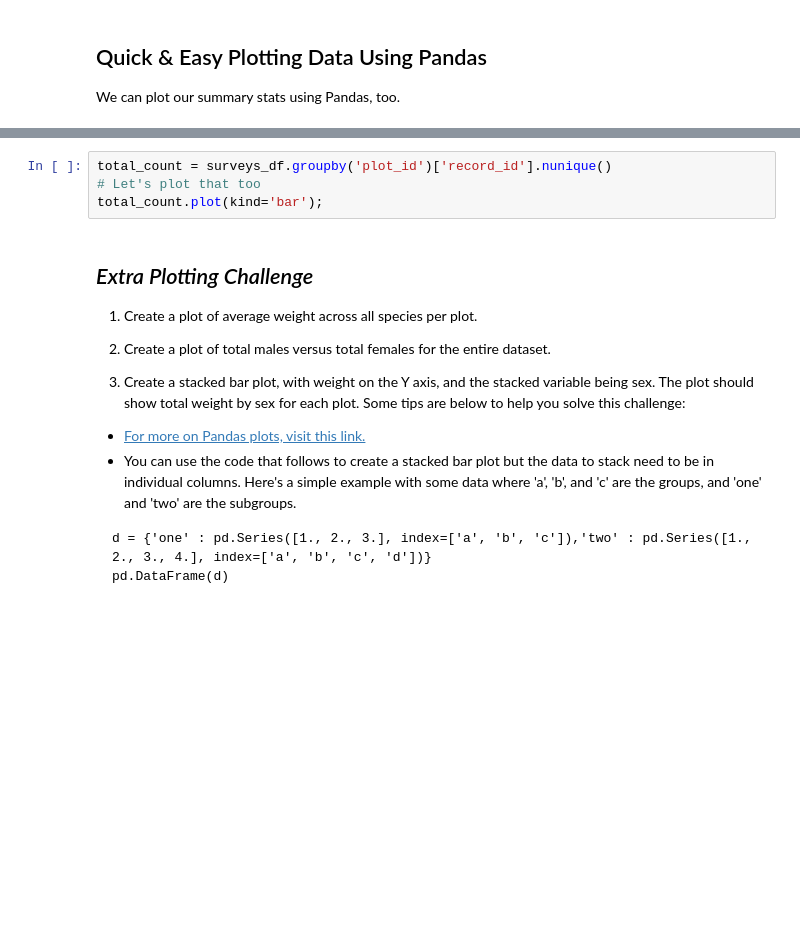
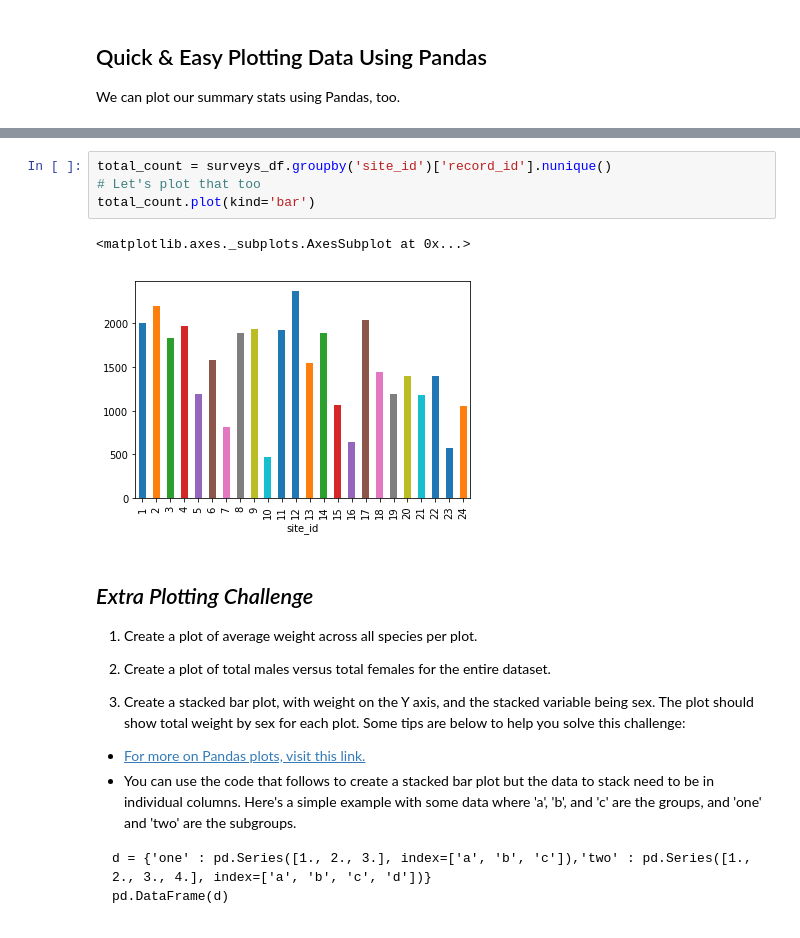
Before and after one commit to MonashDataFluency/python-workshop-base, a Jupyter notebook: workshops/docs/modules/notebooks/working_with_data.ipynb, the cells around one changed output, grey strips where cells are left out. Saved outputs shown, nothing was run; the diff lists cells and outputs as text; blank space fills up the shorter version.

Commit message:
Jupyterize working_with_data, fix references to plot_id, external images replaced with generated plots.

```diff
--- a/workshops/docs/modules/notebooks/working_with_data.ipynb
+++ b/workshops/docs/modules/notebooks/working_with_data.ipynb
@@ -485,9 +459,12 @@ Weight by species plot
 
 We can also look at how many animals were captured in each plot:
 # %%
-total_count = surveys_df.groupby('plot_id')['record_id'].nunique()
+total_count = surveys_df.groupby('site_id')['record_id'].nunique()
 # Let's plot that too
-total_count.plot(kind='bar');
+total_count.plot(kind='bar')
+# %% [output]
+<matplotlib.axes._subplots.AxesSubplot at 0x...>
+[figure, added]
 # %% [markdown]
 ## _Extra Plotting Challenge_
 
```
Also changed, not shown: parts of 37 cells of this notebook, 7 other files.
